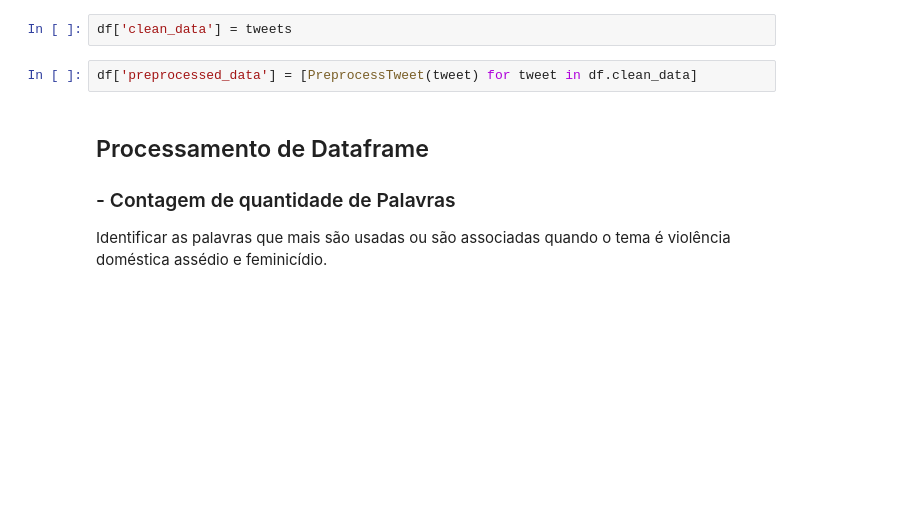
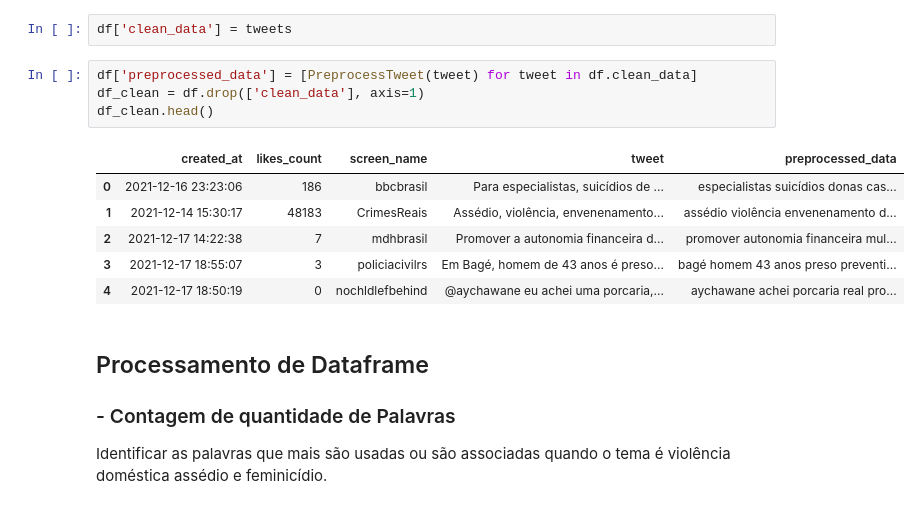
Before and after one commit to NandaPL/dashboard-de-dados-sobre-violencia-domestica, a Jupyter notebook: pre-processing.ipynb, the cells around one changed output. Cells and saved outputs as stored; diff of their text form; blank space fills up the shorter version.

```diff
--- a/pre-processing.ipynb
+++ b/pre-processing.ipynb
@@ -48,6 +48,15 @@ tweets = [DataCleansing(i) for i in df.tweet]
 df['clean_data'] = tweets
 # %%
 df['preprocessed_data'] = [PreprocessTweet(tweet) for tweet in df.clean_data]
+df_clean = df.drop(['clean_data'], axis=1)
+df_clean.head()
+# %% [output]
+|  | created_at | likes_count | screen_name | tweet | preprocessed_data |
+| 0 | 2021-12-16 23:23:06 | 186 | bbcbrasil | Para especialistas, suicídios de ... | especialistas suicídios donas cas... |
+| 1 | 2021-12-14 15:30:17 | 48183 | CrimesReais | Assédio, violência, envenenamento... | assédio violência envenenamento d... |
+| 2 | 2021-12-17 14:22:38 | 7 | mdhbrasil | Promover a autonomia financeira d... | promover autonomia financeira mul... |
+| 3 | 2021-12-17 18:55:07 | 3 | policiacivilrs | Em Bagé, homem de 43 anos é preso... | bagé homem 43 anos preso preventi... |
+| 4 | 2021-12-17 18:50:19 | 0 | nochldlefbehind | @aychawane eu achei uma porcaria,... | aychawane achei porcaria real pro... |
 # %% [markdown]
 ## Processamento de Dataframe
 ### - Contagem de quantidade de Palavras
```
Also changed, not shown: parts of 5 cells of this notebook, 4 other files.
